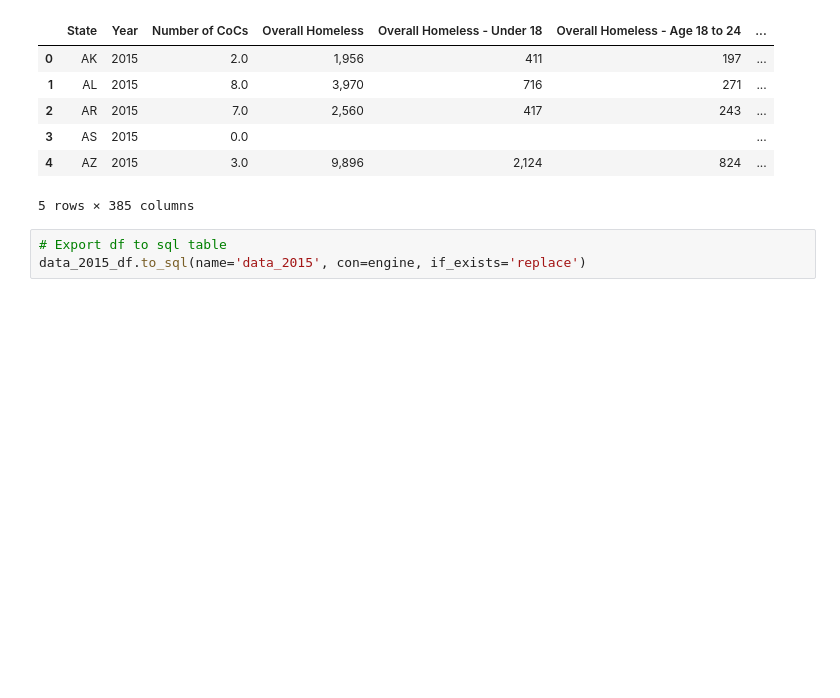
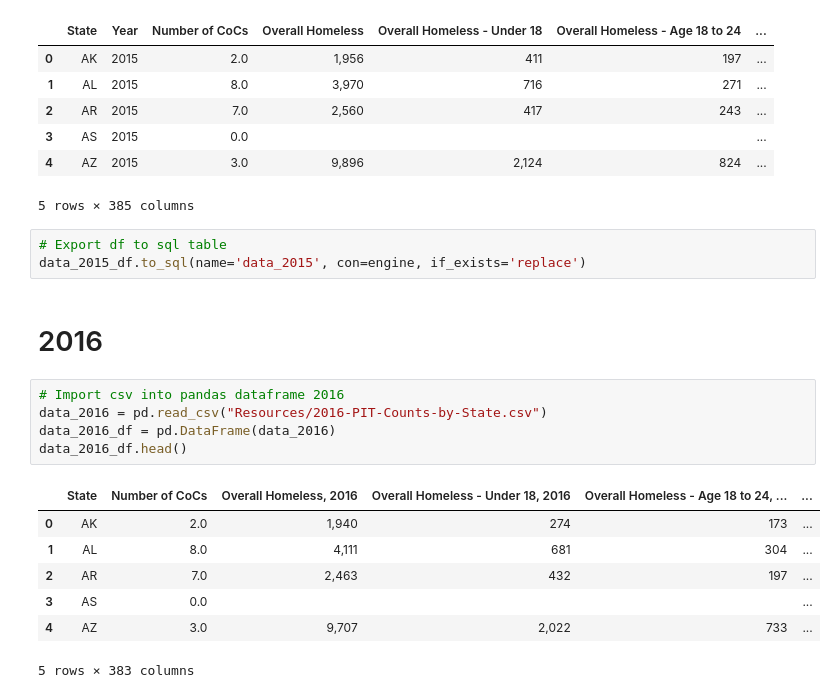
Before and after one commit to BrandonClark65/homeless_analysis, a Jupyter notebook: data_to_sql.ipynb, the cells around one changed output. Cells and saved outputs as stored; diff of their text form; blank space fills up the shorter version.

```diff
--- a/data_to_sql.ipynb
+++ b/data_to_sql.ipynb
@@ -2253,3 +2253,18 @@ data_2015_df.head()
 # %%
 # Export df to sql table
 data_2015_df.to_sql(name='data_2015', con=engine, if_exists='replace')
+# %% [markdown]
+# 2016
+# %%
+# Import csv into pandas dataframe 2016
+data_2016 = pd.read_csv("Resources/2016-PIT-Counts-by-State.csv")
+data_2016_df = pd.DataFrame(data_2016)
+data_2016_df.head()
+# %% [output]
+|  | State | Number of CoCs | Overall Homeless, 2016 | Overall Homeless - Under 18, 2016 | Overall Homeless - Age 18 to 24, ... | ... |
+| 0 | AK | 2.0 | 1,940 | 274 | 173 | ... |
+| 1 | AL | 8.0 | 4,111 | 681 | 304 | ... |
+| 2 | AR | 7.0 | 2,463 | 432 | 197 | ... |
+| 3 | AS | 0.0 |  |  |  | ... |
+| 4 | AZ | 3.0 | 9,707 | 2,022 | 733 | ... |
+5 rows × 383 columns
```
Also changed, not shown: parts of 7 cells of this notebook.
